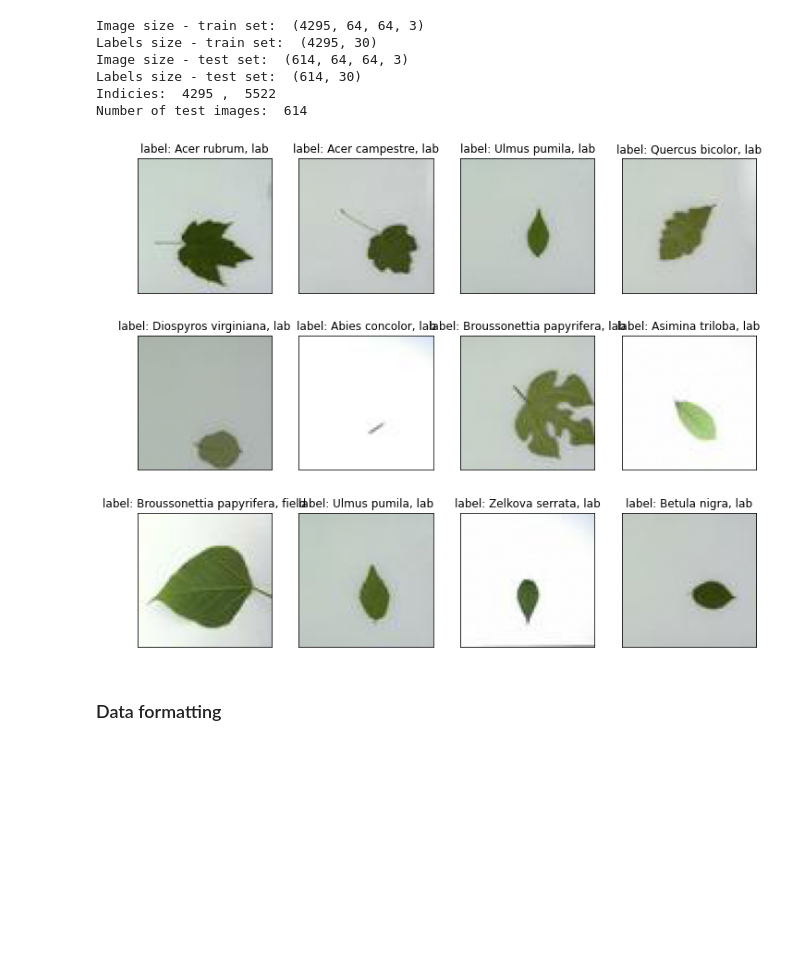
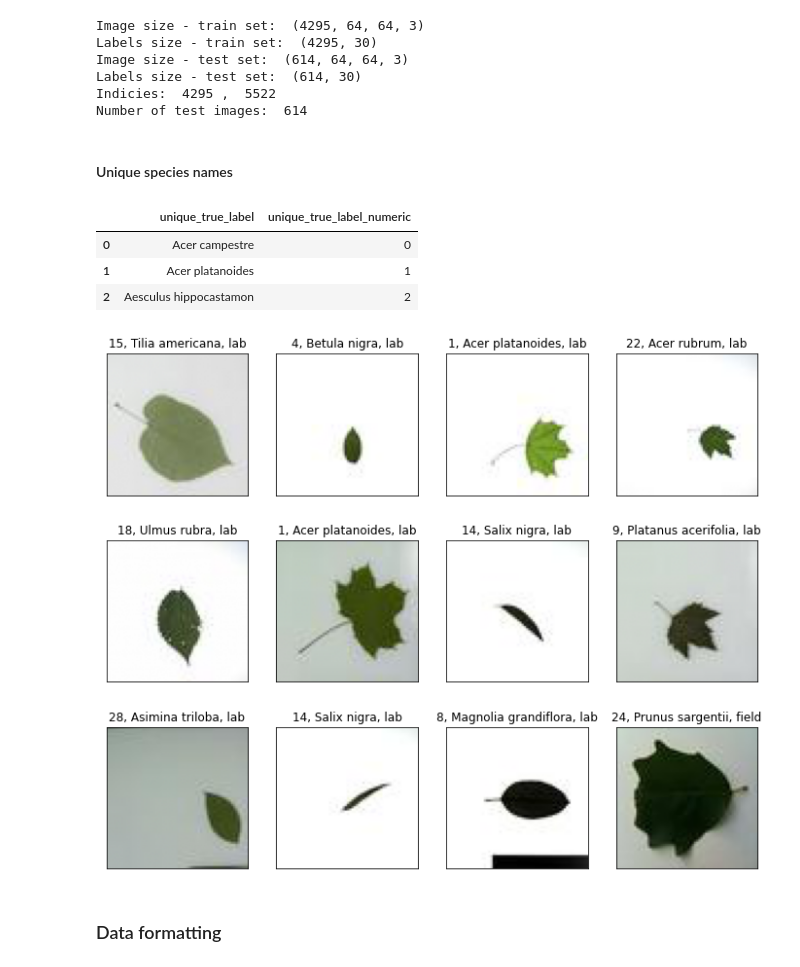
Before and after one commit to NLeSC/XAI, a Jupyter notebook: Software/LeafSnapDemo/LeafSnapModel30_ManyImagesSomeMethods.ipynb, the cells around one changed output. Drawn from its saved outputs; the diff is of its cells as text; code cells hidden in the pictures; blank space fills up the shorter version.

Commit message:
data visualization change

```diff
--- a/Software/LeafSnapDemo/LeafSnapModel30_ManyImagesSomeMethods.ipynb
+++ b/Software/LeafSnapDemo/LeafSnapModel30_ManyImagesSomeMethods.ipynb
@@ -85,17 +87,35 @@ Number of test images:  614
 
 labels_train = info_data.loc[:end_train_ind, "label"]
 sources_train = info_data.loc[:end_train_ind, "source"]
+labels_numeric_train = info_data.loc[: end_train_ind, "label_numeric"]
 
 labels_numeric_test = info_data.loc[end_val_ind:nim, "label_numeric"]
 labels_test = info_data.loc[end_val_ind:nim, "label"]
 filenames_test = info_data.loc[end_val_ind:nim, "filename"]
 sources_test = info_data.loc[end_val_ind:nim, "source"]
 path_test = info_data.loc[end_val_ind:nim, "path"]
+# %% [markdown]
+#### Unique species names
+# %%
+# correspondence label and label_numeric
+info_data_unique = info_data[['label', 'label_numeric']]
+info_data_unique = info_data_unique.drop_duplicates(keep='first').sort_values('label_numeric').reset_index(drop=True)
+info_data_unique.rename(columns={'label': 'unique_true_label', 'label_numeric':'unique_true_label_numeric'},
+                        inplace = True)
+info_data_unique.head(3)
+# %% [output]
+|  | unique_true_label | unique_true_label_numeric |
+| 0 | Acer campestre | 0 |
+| 1 | Acer platanoides | 1 |
+| 2 | Aesculus hippocastamon | 2 |
+# %%
+unique_labels = info_data_unique['unique_true_label']
 # %%
 # plot random train images
-d.plot_12images(images = images_train, labels = labels_train, sources = sources_train, figsize=(12,10))
+d.plot_12images(images = images_train, labels = labels_numeric_train, sources = sources_train,
+                unique_species_names = unique_labels, figsize=(12,10))
 # %% [output]
-[figure, old version]
+[figure, new version]
 # %% [markdown]
 ### Data formatting
 # %%
```
Also changed, not shown: parts of 6 cells of this notebook, 3 other files.
